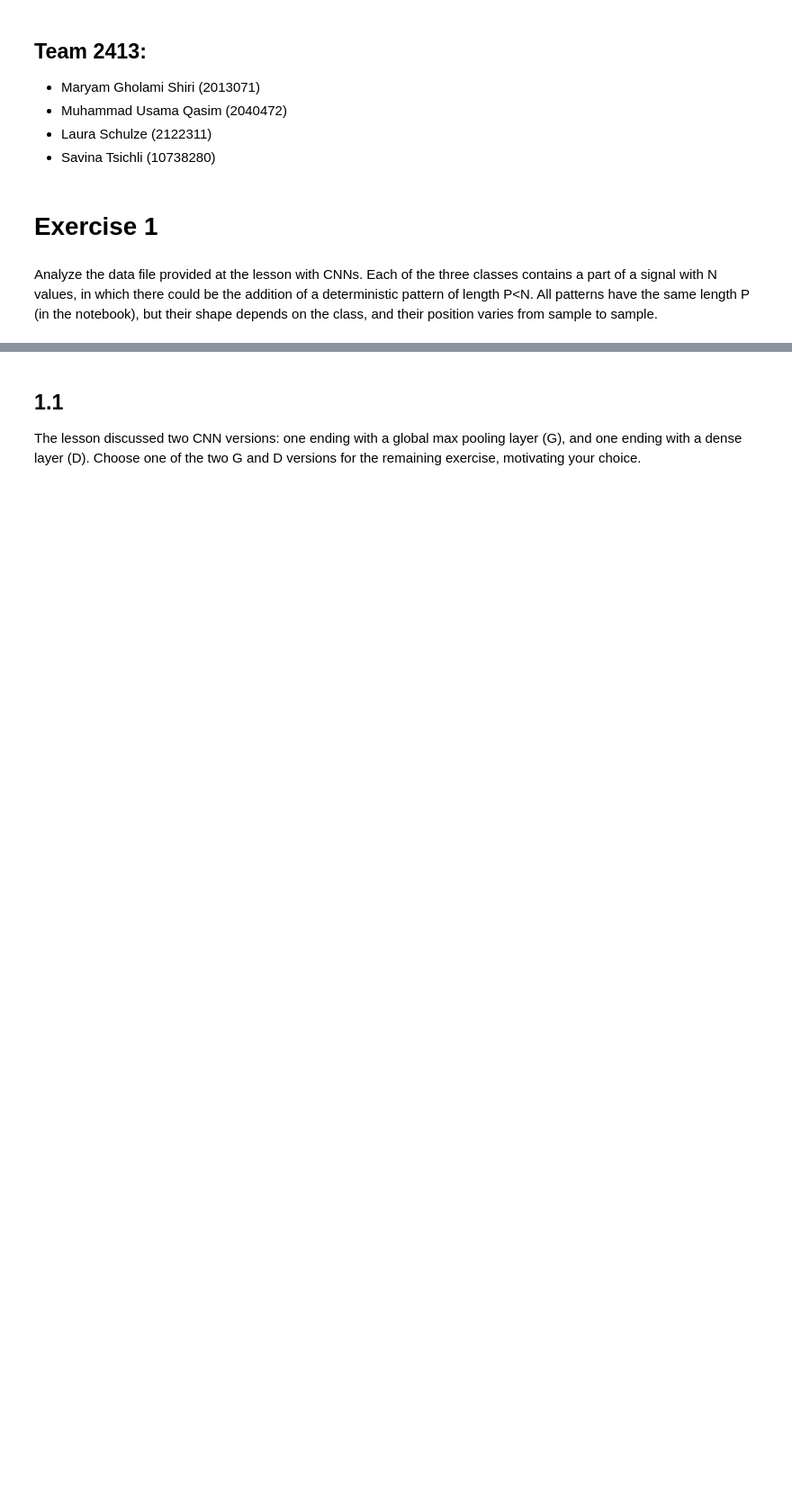
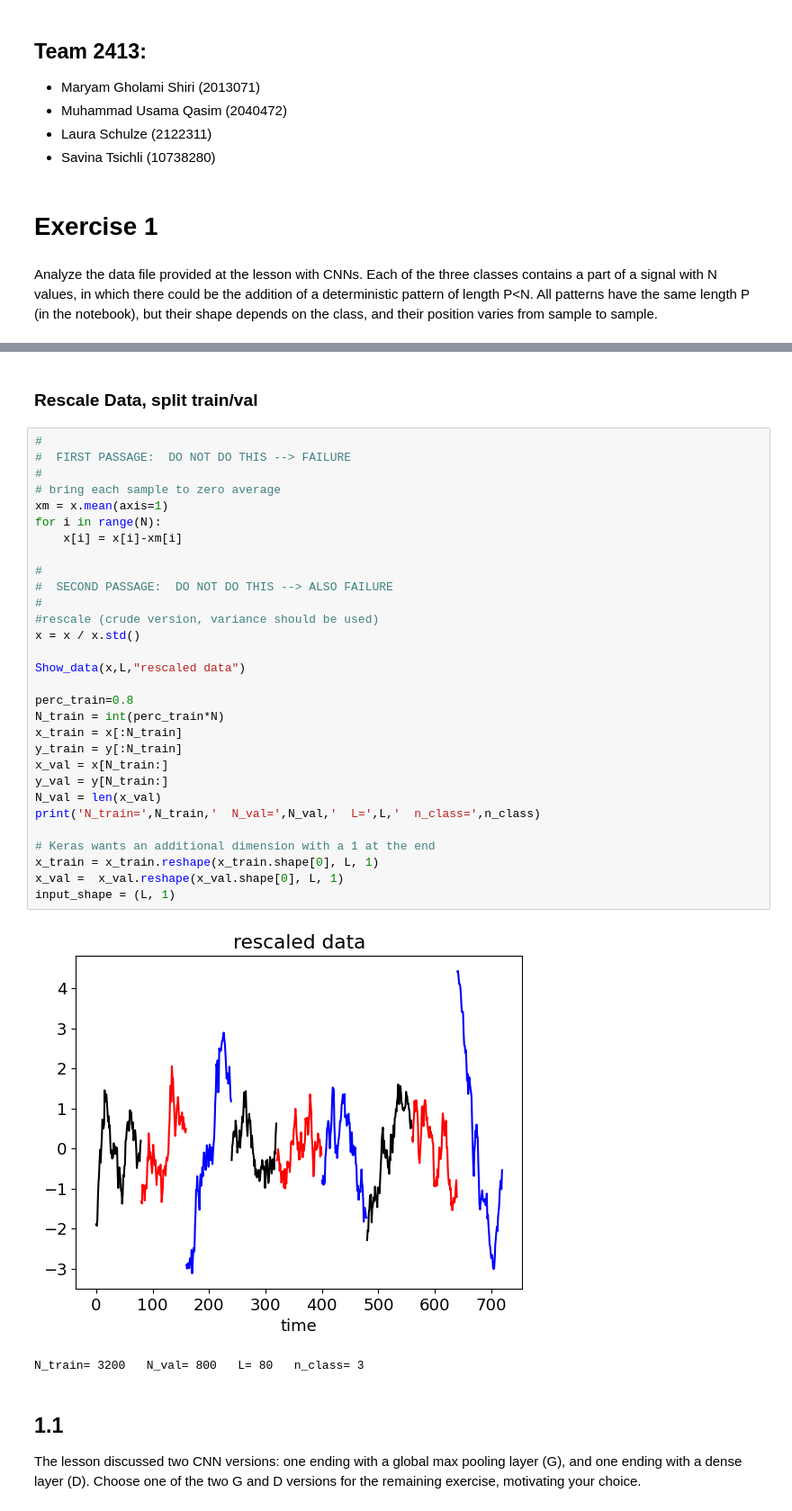
Before and after one commit to lm-schulze/LCP-Mod-B, a Jupyter notebook: group2413_exercise1.ipynb, the cells around one changed output, grey strips where cells are left out. Shown at 90% size. Drawn from its saved outputs; the diff is of its cells as text; blank space fills up the shorter version.

```diff
--- a/group2413_exercise1.ipynb
+++ b/group2413_exercise1.ipynb
@@ -14,3 +61,38 @@ and their position varies from sample to sample.
+# %% [markdown]
+### Rescale Data, split train/val
+# %%
+#
+#  FIRST PASSAGE:  DO NOT DO THIS --> FAILURE
+#
+# bring each sample to zero average
+xm = x.mean(axis=1)
+for i in range(N):
+    x[i] = x[i]-xm[i]
+
+#
+#  SECOND PASSAGE:  DO NOT DO THIS --> ALSO FAILURE
+#
+#rescale (crude version, variance should be used)
+x = x / x.std()
+
+Show_data(x,L,"rescaled data")
+
+perc_train=0.8
+N_train = int(perc_train*N)
+x_train = x[:N_train]
+y_train = y[:N_train]
+x_val = x[N_train:]
+y_val = y[N_train:]
+N_val = len(x_val)
+print('N_train=',N_train,'  N_val=',N_val,'  L=',L,'  n_class=',n_class)
+
+# Keras wants an additional dimension with a 1 at the end
+x_train = x_train.reshape(x_train.shape[0], L, 1)
+x_val =  x_val.reshape(x_val.shape[0], L, 1)
+input_shape = (L, 1)
+# %% [output]
+[figure, added]
+N_train= 3200   N_val= 800   L= 80   n_class= 3
 # %% [markdown]
 ## 1.1
 The lesson discussed two CNN versions: one ending with a global max pooling layer (G), and one
```
Also changed, not shown: parts of 15 cells of this notebook.
